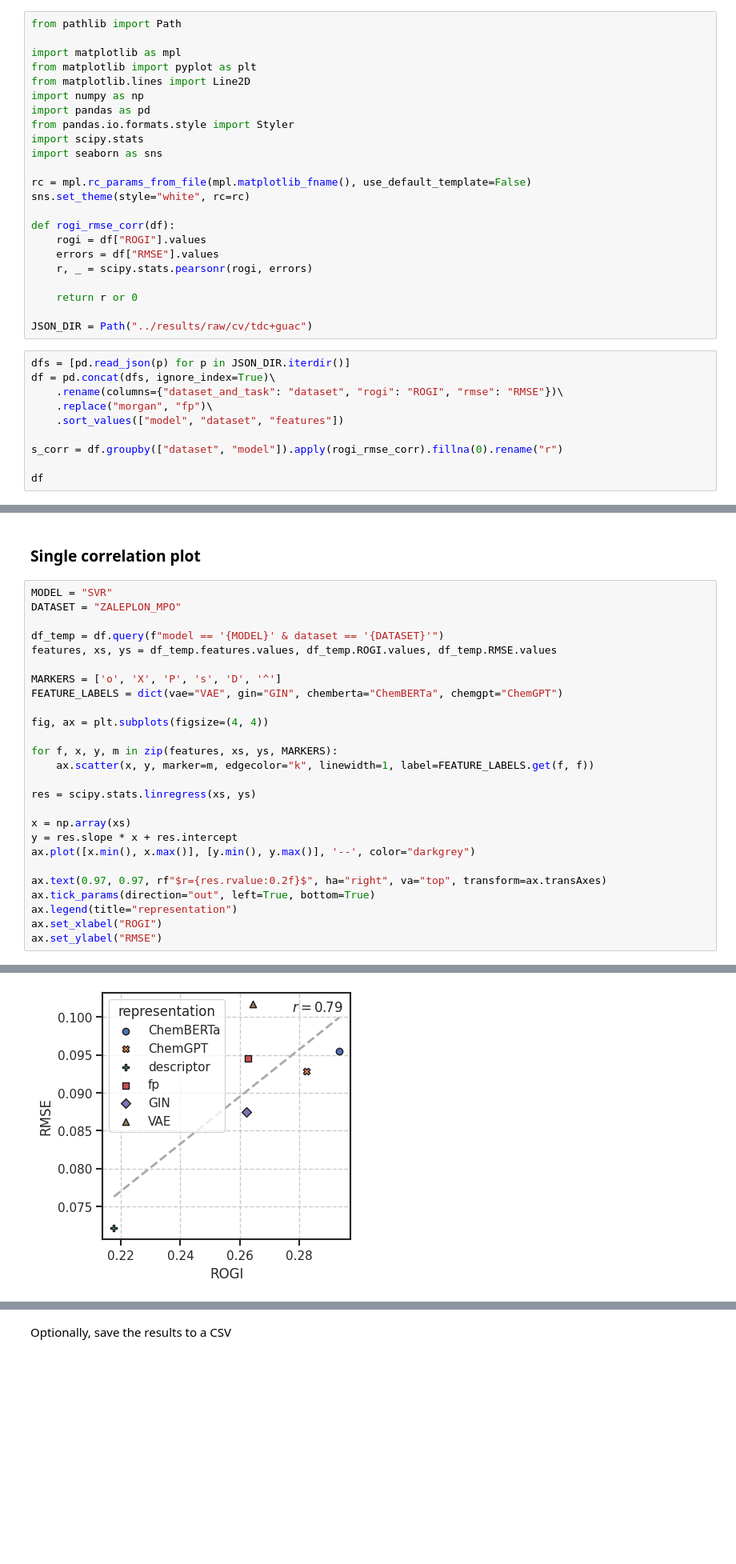
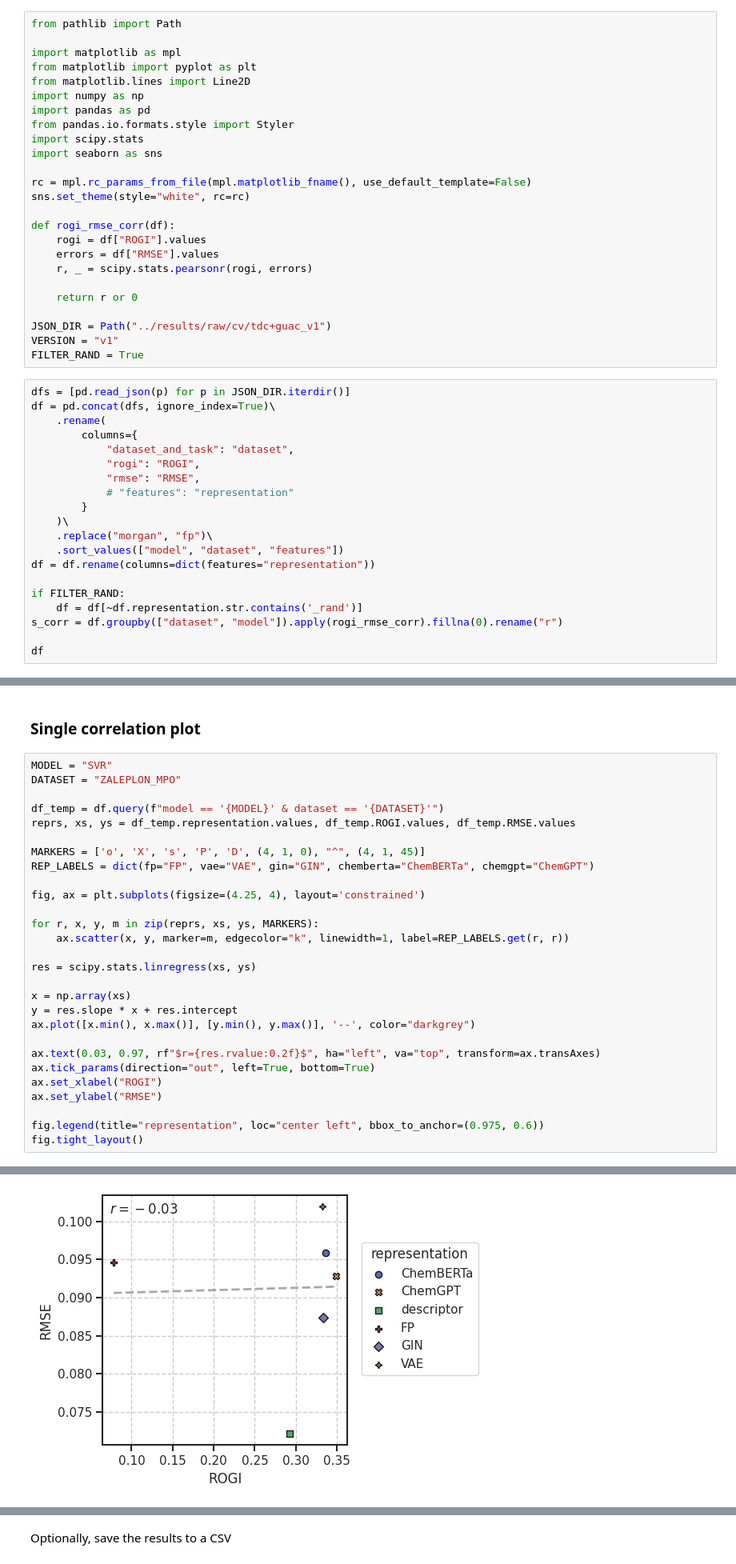
Before and after one commit to coleygroup/rogi-xd, a Jupyter notebook: notebooks/correlation.ipynb, the cells around one changed output, grey strips where cells are left out. Shown at 80% size. Drawn from its saved outputs; the diff is of its cells as text; blank space fills up the shorter version.

```diff
--- a/notebooks/correlation.ipynb
+++ b/notebooks/correlation.ipynb
@@ -25,14 +25,26 @@ def rogi_rmse_corr(df):
 
     return r or 0
 
-JSON_DIR = Path("../results/raw/cv/tdc+guac")
+JSON_DIR = Path("../results/raw/cv/tdc+guac_v1")
+VERSION = "v1"
+FILTER_RAND = True
 # %%
 dfs = [pd.read_json(p) for p in JSON_DIR.iterdir()]
 df = pd.concat(dfs, ignore_index=True)\
-    .rename(columns={"dataset_and_task": "dataset", "rogi": "ROGI", "rmse": "RMSE"})\
+    .rename(
+        columns={
+            "dataset_and_task": "dataset",
+            "rogi": "ROGI",
+            "rmse": "RMSE",
+            # "features": "representation"
+        }
+    )\
     .replace("morgan", "fp")\
     .sort_values(["model", "dataset", "features"])
+df = df.rename(columns=dict(features="representation"))
 
+if FILTER_RAND:
+    df = df[~df.representation.str.contains('_rand')]
 s_corr = df.groupby(["dataset", "model"]).apply(rogi_rmse_corr).fillna(0).rename("r")
 
 df
@@ -142,15 +153,15 @@ MODEL = "SVR"
 DATASET = "ZALEPLON_MPO"
 
 df_temp = df.query(f"model == '{MODEL}' & dataset == '{DATASET}'")
-features, xs, ys = df_temp.features.values, df_temp.ROGI.values, df_temp.RMSE.values
+reprs, xs, ys = df_temp.representation.values, df_temp.ROGI.values, df_temp.RMSE.values
 
-MARKERS = ['o', 'X', 'P', 's', 'D', '^']
-FEATURE_LABELS = dict(vae="VAE", gin="GIN", chemberta="ChemBERTa", chemgpt="ChemGPT")
+MARKERS = ['o', 'X', 's', 'P', 'D', (4, 1, 0), "^", (4, 1, 45)]
+REP_LABELS = dict(fp="FP", vae="VAE", gin="GIN", chemberta="ChemBERTa", chemgpt="ChemGPT")
 
-fig, ax = plt.subplots(figsize=(4, 4))
+fig, ax = plt.subplots(figsize=(4.25, 4), layout='constrained')
 
-for f, x, y, m in zip(features, xs, ys, MARKERS):
-    ax.scatter(x, y, marker=m, edgecolor="k", linewidth=1, label=FEATURE_LABELS.get(f, f))
+for r, x, y, m in zip(reprs, xs, ys, MARKERS):
+    ax.scatter(x, y, marker=m, edgecolor="k", linewidth=1, label=REP_LABELS.get(r, r))
 
 res = scipy.stats.linregress(xs, ys)
 
@@ -158,9 +169,11 @@ x = np.array(xs)
 y = res.slope * x + res.intercept
 ax.plot([x.min(), x.max()], [y.min(), y.max()], '--', color="darkgrey")
 
-ax.text(0.97, 0.97, rf"$r={res.rvalue:0.2f}$", ha="right", va="top", transform=ax.transAxes)
+ax.text(0.03, 0.97, rf"$r={res.rvalue:0.2f}$", ha="left", va="top", transform=ax.transAxes)
 ax.tick_params(direction="out", left=True, bottom=True)
-ax.legend(title="representation")
 ax.set_xlabel("ROGI")
 ax.set_ylabel("RMSE")
+
+fig.legend(title="representation", loc="center left", bbox_to_anchor=(0.975, 0.6))
+fig.tight_layout()
 # %% [output]
@@ -168 +180 @@ Text(0, 0.5, 'RMSE')
-[figure, old version]
+[figure, new version]
```
Also changed, not shown: parts of 9 cells of this notebook, 4 other files.
